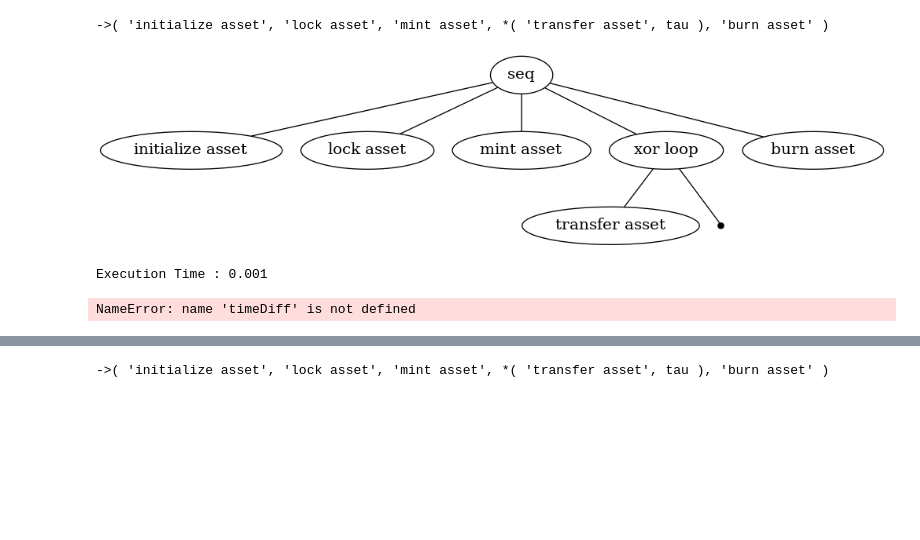
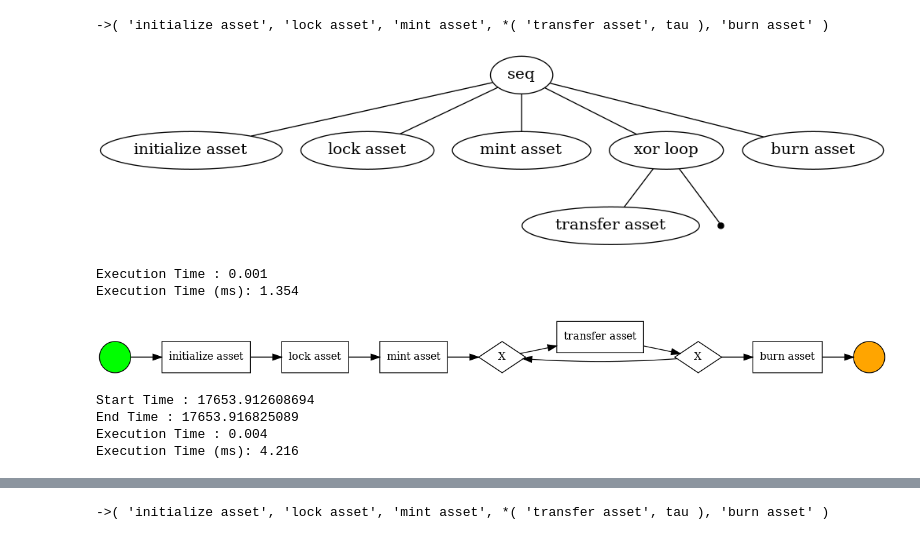
Before and after one commit to brunoffmateus/blockchain-integration-framework, a Jupyter notebook: packages/cactus-plugin-cc-tx-visualization/src/main/python/process mining.ipynb, the cells around one changed output, grey strips where cells are left out. Saved outputs shown, nothing was run; the diff lists cells and outputs as text; code cells hidden in the pictures; blank space fills up the shorter version.

```diff
--- a/packages/cactus-plugin-cc-tx-visualization/src/main/python/process mining.ipynb
+++ b/packages/cactus-plugin-cc-tx-visualization/src/main/python/process mining.ipynb
@@ -98,39 +98,44 @@ Entries: {Timestamp('2022-06-09 12:55:41.185000+0000', tz='UTC'): 1, Timestamp('
 #pt_visualizer.view(gviz)# convert the process tree to a petri net
 
 start_time = time.perf_counter()
 process_tree = pm4py.discover_process_tree_inductive(log)
 print(process_tree)
 end_time = time.perf_counter()
 pm4py.view_process_tree(process_tree)
 
 start_time_2 = time.perf_counter()
 bpmn_model = pm4py.convert_to_bpmn(process_tree)
 end_time_2 = time.perf_counter()
 print(f"Execution Time : {end_time_2 - start_time_2:0.3f}" )
 timeDiff_2 = end_time_2 - start_time_2
-print(f"Execution Time (ms): {timeDiff*1000:0.3f}" )
+print(f"Execution Time (ms): {timeDiff_2*1000:0.3f}" )
 
 pm4py.view_bpmn(bpmn_model)
 
 print(f"Start Time : {start_time}")
 print(f"End Time : {end_time}")
-timeDiff = end_time - start_time
-print(f"Execution Time : {timeDiff_2:0.3f}")
-print(f"Execution Time (ms): {timeDiff_2*1000:0.3f}" )
+timeDiff_3 = end_time - start_time
+print(f"Execution Time : {timeDiff_3:0.3f}")
+print(f"Execution Time (ms): {timeDiff_3*1000:0.3f}" )
 
 
-net, initial_marking, final_marking = pt_converter.apply(tree)
+#net, initial_marking, final_marking = pt_converter.apply(tree)
 
 # alternatively, use the inductive_miner to create a petri net from scratch
 # net, initial_marking, final_marking = inductive_miner.apply(log)
 
 # viz
 parameters = {pn_visualizer.Variants.FREQUENCY.value.Parameters.FORMAT: "png"}
 # %% [output]
 ->( 'initialize asset', 'lock asset', 'mint asset', *( 'transfer asset', tau ), 'burn asset' )
 [figure]
 Execution Time : 0.001
+Execution Time (ms): 1.354
+[figure, added]
-NameError: name 'timeDiff' is not defined
+Start Time : 17653.912608694
+End Time : 17653.916825089
+Execution Time : 0.004
+Execution Time (ms): 4.216
 # %%
 dfg, start_activities, end_activities = pm4py.discover_dfg(log)
 pm4py.view_dfg(dfg, start_activities, end_activities)
```
Also changed, not shown: parts of 4 cells of this notebook, 9 other files.
